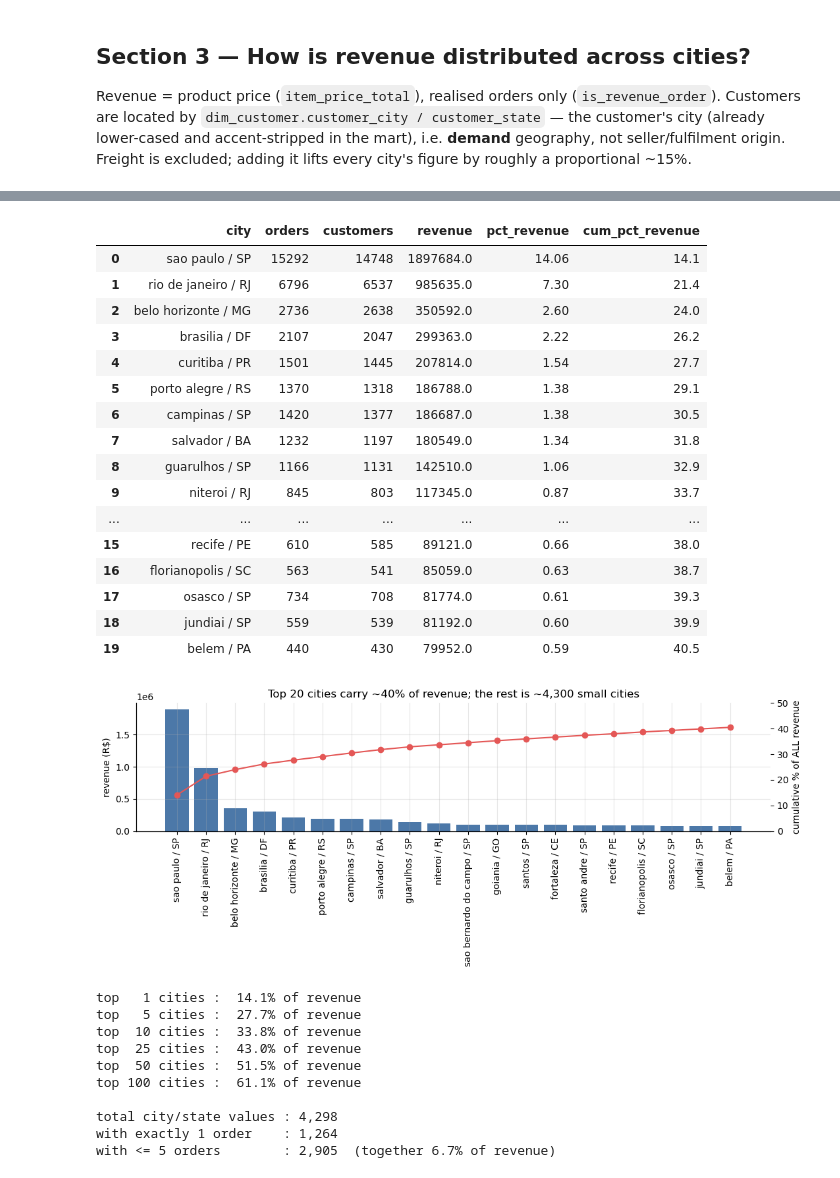
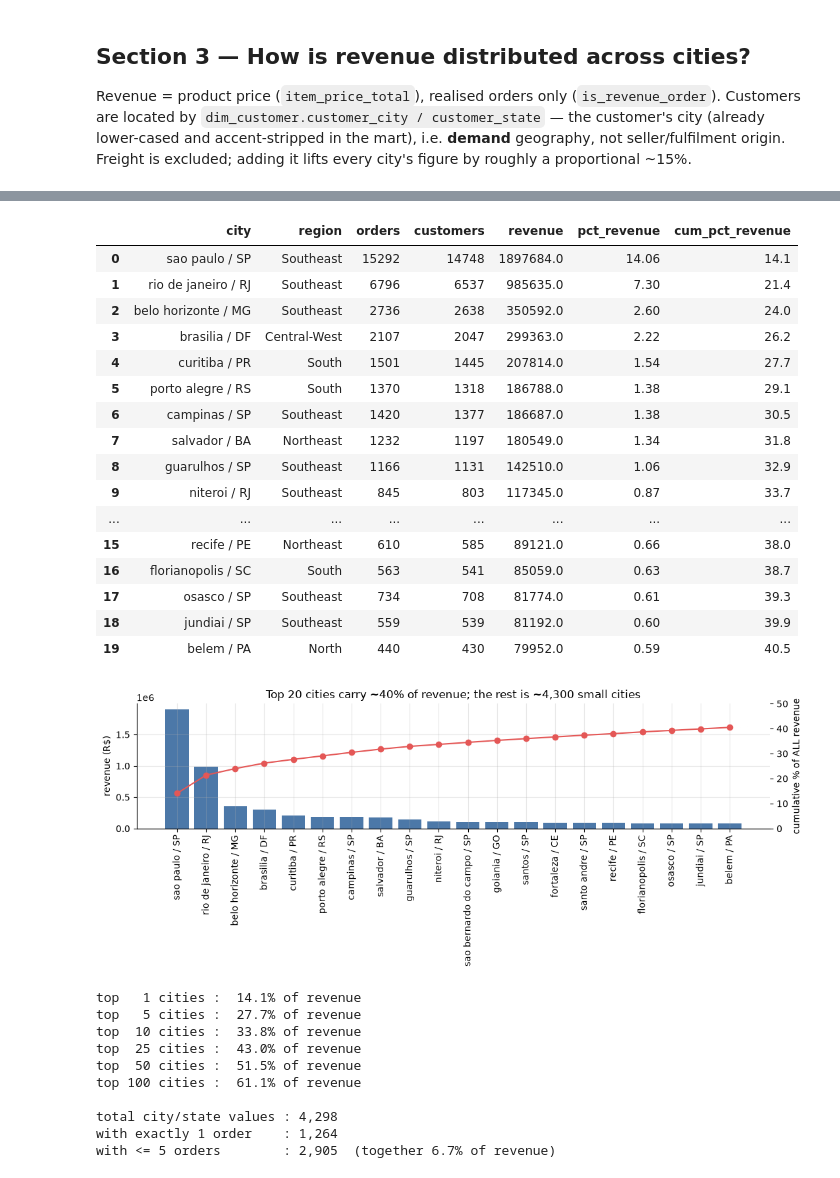
Before and after one commit to cheanwei/ntu-dsai-group5-project2, a Jupyter notebook: notebooks/01_data_profiling.ipynb, the cells around one changed output, grey strips where cells are left out. Drawn from its saved outputs; the diff is of its cells as text; code cells hidden in the pictures.

```diff
--- a/notebooks/01_data_profiling.ipynb
+++ b/notebooks/01_data_profiling.ipynb
@@ -998,3 +1028,17 @@ figure by roughly a proportional ~15%.
+# %%
+# Reference — state abbreviation to region, static (no BigQuery cost).
+# Used to add a `region` column to the tables below (source: IBGE, see the
+# note above).
+STATE_TO_REGION = {
+    "AC": "North", "AP": "North", "AM": "North", "PA": "North",
+    "RO": "North", "RR": "North", "TO": "North",
+    "AL": "Northeast", "BA": "Northeast", "CE": "Northeast", "MA": "Northeast",
+    "PB": "Northeast", "PE": "Northeast", "PI": "Northeast", "RN": "Northeast",
+    "SE": "Northeast",
+    "DF": "Central-West", "GO": "Central-West", "MT": "Central-West", "MS": "Central-West",
+    "ES": "Southeast", "MG": "Southeast", "RJ": "Southeast", "SP": "Southeast",
+    "PR": "South", "RS": "South", "SC": "South",
+}
 # %%
 # 3.1  Revenue by customer state.
 sql = """
@@ -1045,50 +1121,54 @@ sql = """
 with o as (
     select customer_key, item_price_total
     from fct_orders
     where is_revenue_order
 )
 select concat(d.customer_city, ' / ', d.customer_state) as city,
        count(*)                              as orders,
        count(distinct o.customer_key)        as customers,
        round(sum(o.item_price_total), 0)     as revenue,
        round(100 * sum(o.item_price_total)
                  / sum(sum(o.item_price_total)) over (), 2) as pct_revenue
 from o
 join dim_customer d using (customer_key)
 group by city
 order by revenue desc
 limit 20
 """
 cities = q(sql)
+# region comes from the state abbreviation already in `city` ("<city> / <ST>") —
+# no extra column needed from BigQuery.
+cities["region"] = cities["city"].str.rsplit(" / ", n=1).str[-1].map(STATE_TO_REGION)
+cities = cities[["city", "region", "orders", "customers", "revenue", "pct_revenue"]]
 cities["cum_pct_revenue"] = cities["pct_revenue"].cumsum().round(1)
 display(cities)
 
 fig, ax1 = plt.subplots(figsize=(11, 4.5))
 ax1.bar(cities["city"], cities["revenue"], color=BLUE)
 ax1.set_ylabel("revenue (R$)"); ax1.tick_params(axis="x", rotation=90)
 ax2 = ax1.twinx()
 ax2.plot(cities["city"], cities["cum_pct_revenue"], color=RED, marker="o")
 ax2.set_ylabel("cumulative % of ALL revenue"); ax2.set_ylim(0, 50); ax2.grid(False)
 ax1.set_title("Top 20 cities carry ~40% of revenue; the rest is ~4,300 small cities")
 plt.tight_layout(); plt.show()
 # %% [output]
-|  | city | orders | customers | revenue | pct_revenue | cum_pct_revenue |
-| 0 | sao paulo / SP | 15292 | 14748 | 1897684.0 | 14.06 | 14.1 |
-| 1 | rio de janeiro / RJ | 6796 | 6537 | 985635.0 | 7.30 | 21.4 |
-| 2 | belo horizonte / MG | 2736 | 2638 | 350592.0 | 2.60 | 24.0 |
-| 3 | brasilia / DF | 2107 | 2047 | 299363.0 | 2.22 | 26.2 |
-| 4 | curitiba / PR | 1501 | 1445 | 207814.0 | 1.54 | 27.7 |
-| 5 | porto alegre / RS | 1370 | 1318 | 186788.0 | 1.38 | 29.1 |
-| 6 | campinas / SP | 1420 | 1377 | 186687.0 | 1.38 | 30.5 |
-| 7 | salvador / BA | 1232 | 1197 | 180549.0 | 1.34 | 31.8 |
-| 8 | guarulhos / SP | 1166 | 1131 | 142510.0 | 1.06 | 32.9 |
-| 9 | niteroi / RJ | 845 | 803 | 117345.0 | 0.87 | 33.7 |
-| ... | ... | ... | ... | ... | ... | ... |
-| 15 | recife / PE | 610 | 585 | 89121.0 | 0.66 | 38.0 |
-| 16 | florianopolis / SC | 563 | 541 | 85059.0 | 0.63 | 38.7 |
-| 17 | osasco / SP | 734 | 708 | 81774.0 | 0.61 | 39.3 |
-| 18 | jundiai / SP | 559 | 539 | 81192.0 | 0.60 | 39.9 |
-| 19 | belem / PA | 440 | 430 | 79952.0 | 0.59 | 40.5 |
+|  | city | region | orders | customers | revenue | pct_revenue | cum_pct_revenue |
+| 0 | sao paulo / SP | Southeast | 15292 | 14748 | 1897684.0 | 14.06 | 14.1 |
+| 1 | rio de janeiro / RJ | Southeast | 6796 | 6537 | 985635.0 | 7.30 | 21.4 |
+| 2 | belo horizonte / MG | Southeast | 2736 | 2638 | 350592.0 | 2.60 | 24.0 |
+| 3 | brasilia / DF | Central-West | 2107 | 2047 | 299363.0 | 2.22 | 26.2 |
+| 4 | curitiba / PR | South | 1501 | 1445 | 207814.0 | 1.54 | 27.7 |
+| 5 | porto alegre / RS | South | 1370 | 1318 | 186788.0 | 1.38 | 29.1 |
+| 6 | campinas / SP | Southeast | 1420 | 1377 | 186687.0 | 1.38 | 30.5 |
+| 7 | salvador / BA | Northeast | 1232 | 1197 | 180549.0 | 1.34 | 31.8 |
+| 8 | guarulhos / SP | Southeast | 1166 | 1131 | 142510.0 | 1.06 | 32.9 |
+| 9 | niteroi / RJ | Southeast | 845 | 803 | 117345.0 | 0.87 | 33.7 |
+| ... | ... | ... | ... | ... | ... | ... | ... |
+| 15 | recife / PE | Northeast | 610 | 585 | 89121.0 | 0.66 | 38.0 |
+| 16 | florianopolis / SC | South | 563 | 541 | 85059.0 | 0.63 | 38.7 |
+| 17 | osasco / SP | Southeast | 734 | 708 | 81774.0 | 0.61 | 39.3 |
+| 18 | jundiai / SP | Southeast | 559 | 539 | 81192.0 | 0.60 | 39.9 |
+| 19 | belem / PA | North | 440 | 430 | 79952.0 | 0.59 | 40.5 |
 [figure]
 # %%
 # 3.3  Concentration and the long tail (aggregate every city once, then pandas).
```
Also changed, not shown: parts of 12 cells of this notebook.
